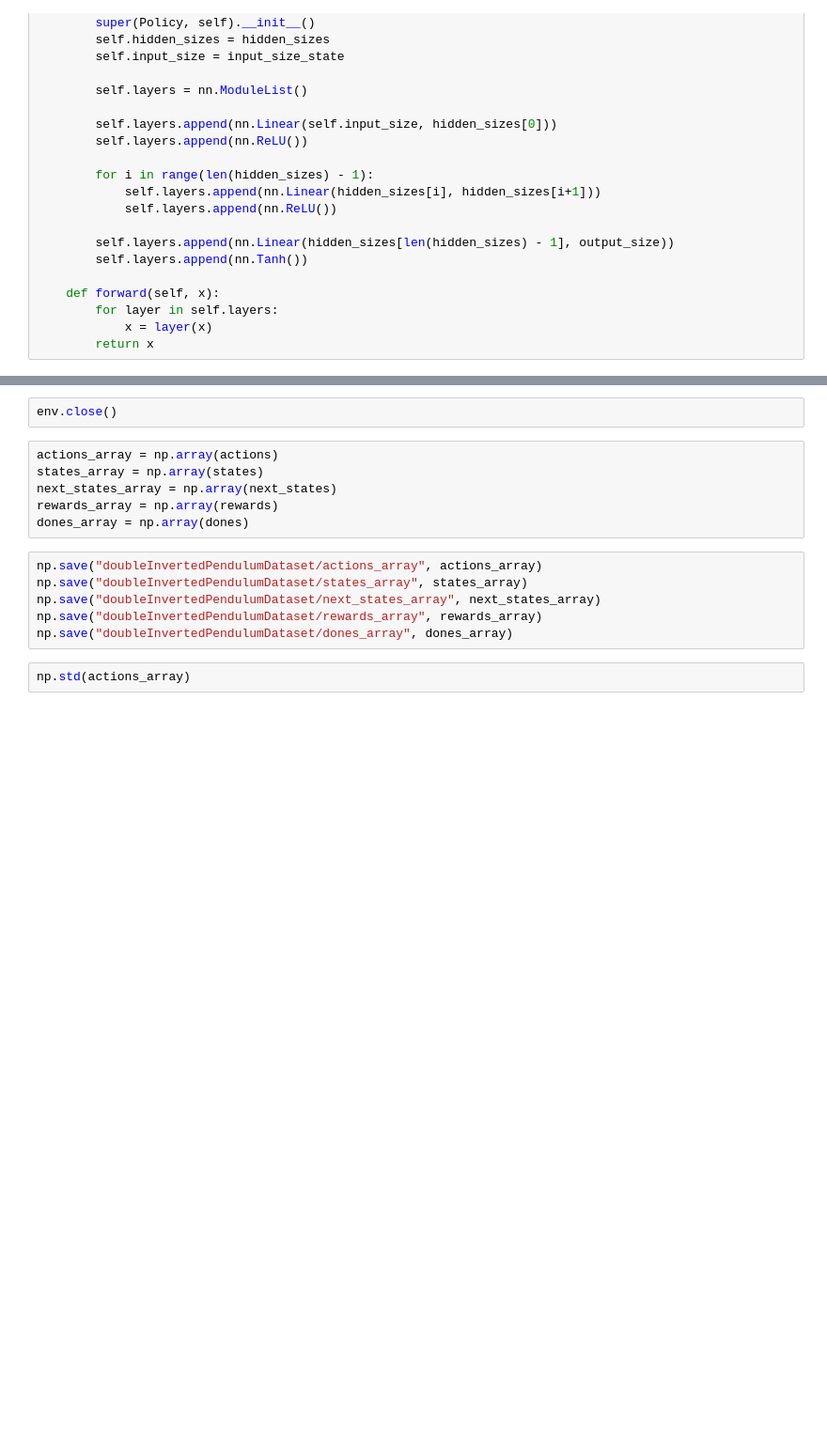
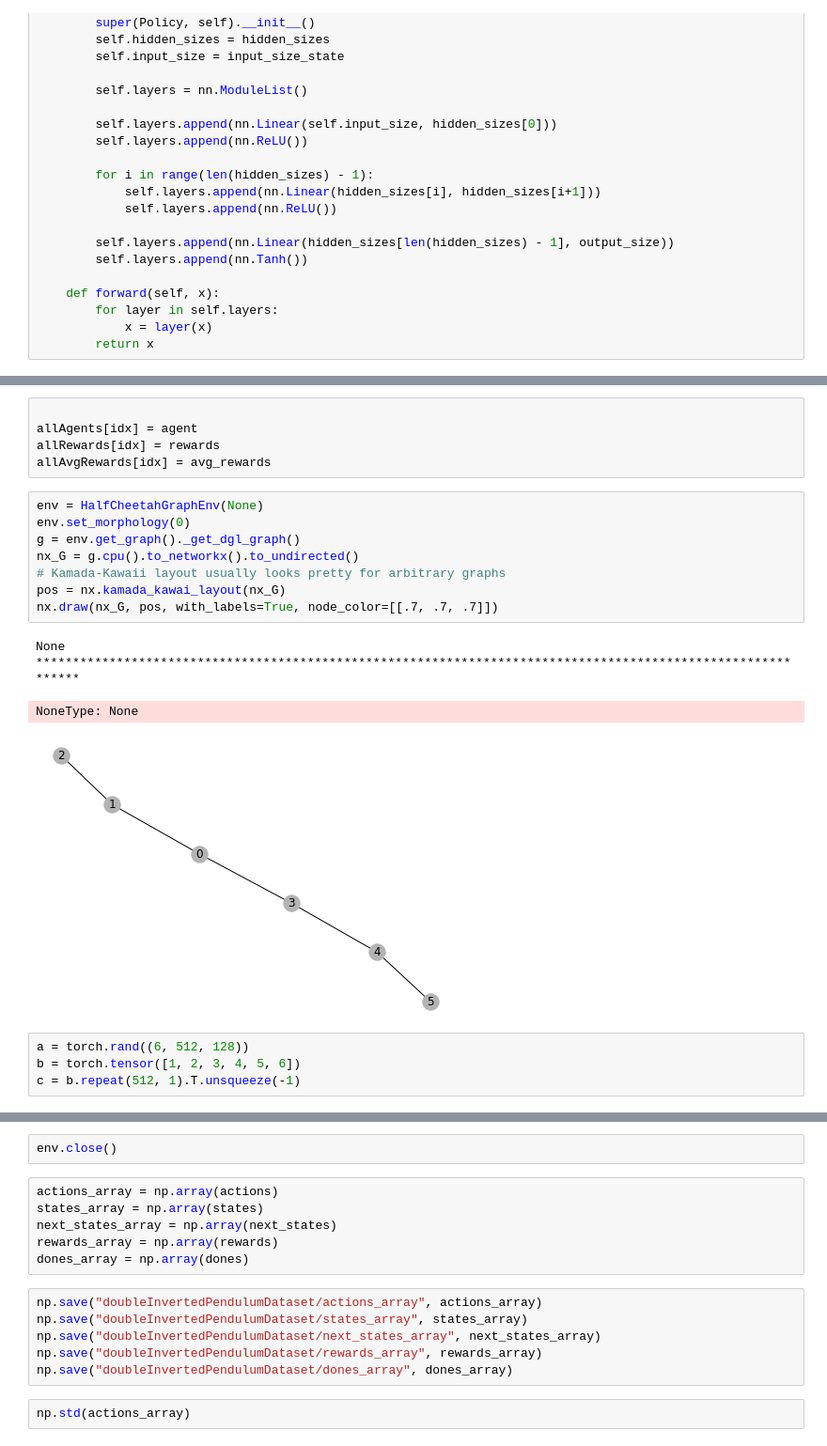
Before and after one commit to OvidiuSabau/Honors-Project, a Jupyter notebook: notebooks/DDPG.ipynb, the cells around one changed output, grey strips where cells are left out. Shown at 94% size. Saved outputs shown, nothing was run; the diff lists cells and outputs as text; blank space fills up the shorter version.

```diff
--- a/notebooks/DDPG.ipynb
+++ b/notebooks/DDPG.ipynb
@@ -303,0 +300,22 @@ episode: 99 || reward for episode: -5.85 || average reward: -320.6707867729643 |
+# %%
+
+allAgents[idx] = agent
+allRewards[idx] = rewards
+allAvgRewards[idx] = avg_rewards
+# %%
+env = HalfCheetahGraphEnv(None)
+env.set_morphology(0)
+g = env.get_graph()._get_dgl_graph()
+nx_G = g.cpu().to_networkx().to_undirected()
+# Kamada-Kawaii layout usually looks pretty for arbitrary graphs
+pos = nx.kamada_kawai_layout(nx_G)
+nx.draw(nx_G, pos, with_labels=True, node_color=[[.7, .7, .7]])
+# %% [output]
+None
+*************************************************************************************************************
+NoneType: None
+[figure, added]
+# %%
+a = torch.rand((6, 512, 128))
+b = torch.tensor([1, 2, 3, 4, 5, 6])
+c = b.repeat(512, 1).T.unsqueeze(-1)
```
Also changed, not shown: parts of 12 cells of this notebook, 4 other files.
